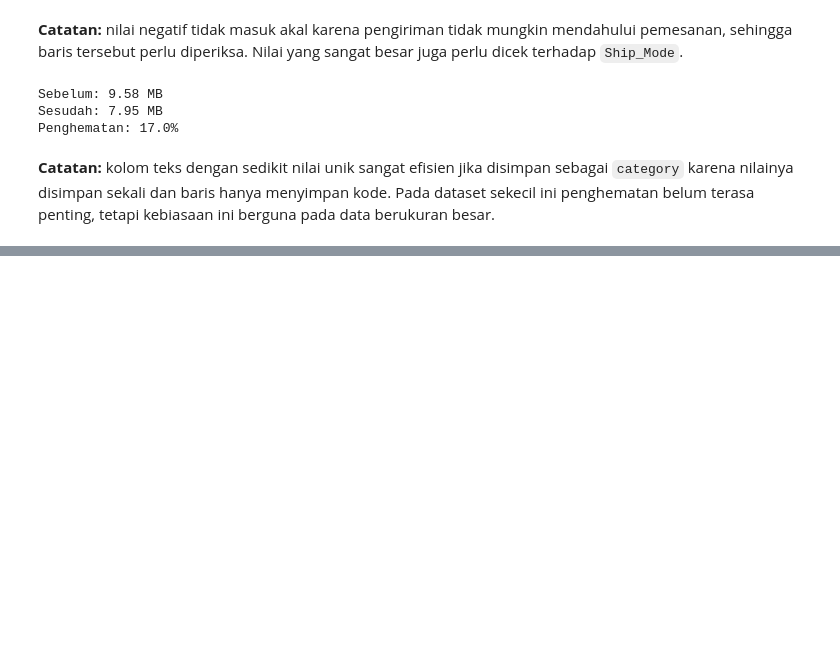
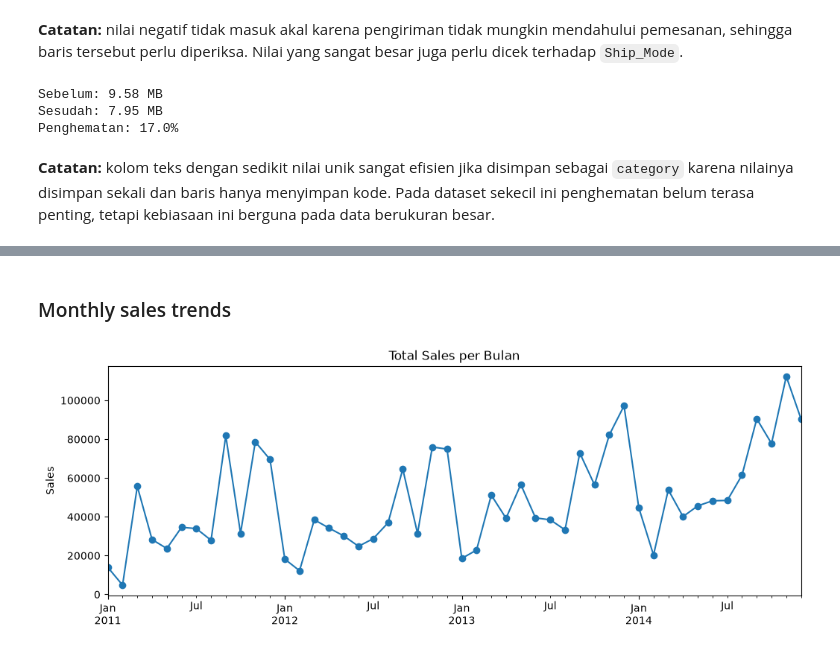
Before and after one commit to jagadhita28/superstore-sales-forecasting, a Jupyter notebook: notebooks/superstore-sales-forecasting.ipynb, the cells around one changed output, grey strips where cells are left out. Drawn from its saved outputs; the diff is of its cells as text; code cells hidden in the pictures; blank space fills up the shorter version.

```diff
--- a/notebooks/superstore-sales-forecasting.ipynb
+++ b/notebooks/superstore-sales-forecasting.ipynb
@@ -323,0 +328,15 @@ Penghematan: 17.0%
+# %% [markdown]
+### Monthly sales trends
+# %%
+# Buat variabel monthly dengan groupby
+# demand_src hasil copy dari merge dataset orders, people, returns
+monthly = demand_src.groupby("Year_Month")["Sales"].sum()
+# %%
+plt.figure(figsize=(12, 4))
+monthly.plot(marker="o")
+plt.title("Total Sales per Bulan")
+plt.ylabel("Sales")
+plt.xlabel("")
+plt.show()
+# %% [output]
+[figure, added]
```
Also changed, not shown: parts of 9 cells of this notebook.
